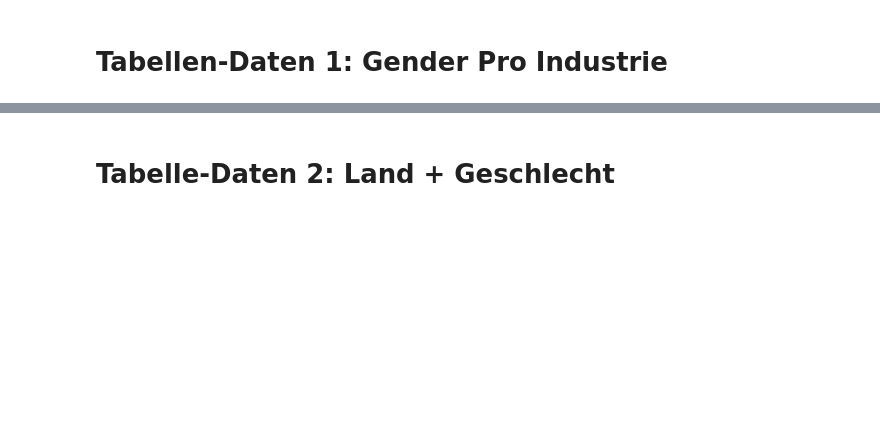
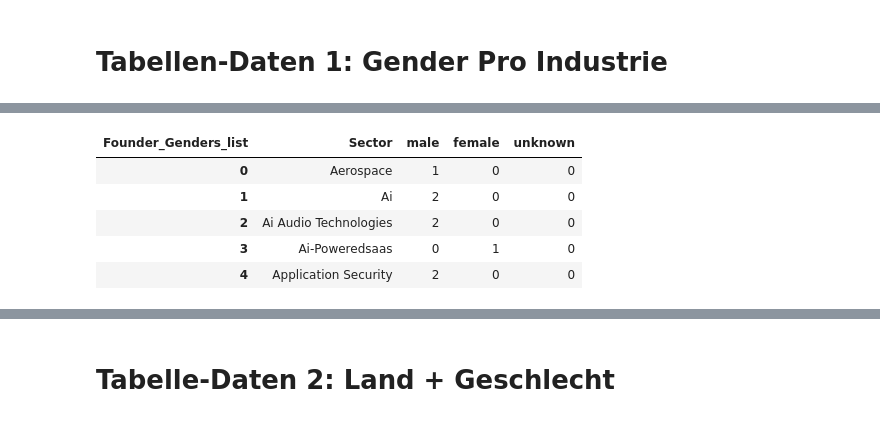
Before and after one commit to viktorpantushev/gender-aspekte-bei-unicorns, a Jupyter notebook: scrape_and_clean.ipynb, the cells around one changed output, grey strips where cells are left out. Drawn from its saved outputs; the diff is of its cells as text; code cells hidden in the pictures; blank space fills up the shorter version.

```diff
--- a/scrape_and_clean.ipynb
+++ b/scrape_and_clean.ipynb
@@ -107,76 +95,52 @@ male
 # %% [markdown]
 # Tabellen-Daten 1: Gender Pro Industrie
 # %%
-# start from currentUnicorns_df which already has Company, Founder_Genders (lists or values), Industry
+import pandas as pd
+
+# start from currentUnicorns_df which already has Company, Founder_Genders, Industry
 df = currentUnicorns_df[['Company', 'Founder_Genders', 'Industry']].copy()
 
-# normalize Founder_Genders list items to lowercase and map "mostly_*" to male/female as you did
 def normalize_founders(g):
     if isinstance(g, (list, tuple)):
-        lst = [str(x).strip().lower() for x in g]
-    elif pd.isna(g) or g == '':
+        return [str(x).strip().lower() for x in g]
+    if pd.isna(g) or g == '':
         return ['unknown']
-    else:
-        lst = [str(g).strip().lower()]
-    # map variants
-    mapped = []
-    for v in lst:
-        if v == 'mostly_male' or v == 'mostly_female':
-            mapped.append('male' if v == 'mostly_male' else 'female')
-        else:
-            mapped.append(v)
-    return mapped
+    return [str(g).strip().lower()]
 
 df['Founder_Genders_list'] = df['Founder_Genders'].apply(normalize_founders)
 
-# normalize Industry into a list without using re (replace common separators with '|', then split)
-df['Industry'] = df['Industry'].fillna('')
-df['Industry_norm'] = (df['Industry']
-                       .str.replace(';', '|', regex=False)
-                       .str.replace(',', '|', regex=False)
-                       .str.replace('/', '|', regex=False)
-                       .str.replace('&', '|', regex=False)
-                       .str.replace(' and ', '|', regex=False)
-                       .str.replace(' & ', '|', regex=False)
-                      )
-df['Industry_list'] = df['Industry_norm'].apply(lambda s: [x.strip().lower() for x in s.split('|') if x.strip()])
+# normalize Industry into a list
+col = 'Industry'
+df[col] = df[col].fillna('')
+df[col + '_norm'] = (df[col]
+                     .str.replace(';', '|', regex=False)
+                     .str.replace(',', '|', regex=False)
+                     .str.replace('/', '|', regex=False)
+                     .str.replace('&', '|', regex=False)
+                     .str.replace(' and ', '|', regex=False)
+                     .str.replace(' & ', '|', regex=False)
+                    )
+df[col + '_list'] = df[col + '_norm'].apply(lambda s: [x.strip().title() for x in s.split('|') if x.strip()])
 
-# explode industry and founder-gender lists so each row is one (company, sector, gender)
-df_exp = df.explode('Industry_list').reset_index(drop=True)
-df_exp = df_exp[df_exp['Industry_list'] != '']  # drop empty sectors
+# explode so each row is one (company, item, gender)
+df_exp = df.explode(col + '_list').reset_index(drop=True)
+df_exp = df_exp[df_exp[col + '_list'] != '']
 df_exp = df_exp.explode('Founder_Genders_list').reset_index(drop=True)
 
-# canonicalize gender variants and fill unknowns
-gender_map = {'m': 'male', 'f': 'female', 'man': 'male', 'woman': 'female'}
-df_exp['Founder_Genders_list'] = df_exp['Founder_Genders_list'].replace(gender_map)
-df_exp['Founder_Genders_list'] = df_exp['Founder_Genders_list'].fillna('unknown')
-df_exp['Founder_Genders_list'] = df_exp['Founder_Genders_list'].astype(str)
-
-# Now aggregate counts per sector
+# aggregate counts
 counts = (df_exp
-          .groupby([df_exp['Industry_list'].str.title(), 'Founder_Genders_list'])
+          .groupby([col + '_list', 'Founder_Genders_list'])
           .size()
           .unstack(fill_value=0))
 
-# Ensure columns for male, female, unknown exist
-for col in ['male', 'female', 'unknown']:
-    if col not in counts.columns:
-        counts[col] = 0
+# ensure columns exist
+for gender in ['male', 'female', 'unknown']:
+    if gender not in counts.columns:
+        counts[gender] = 0
 
-# Create final DataFrame with reset index and desired column order
-sectors_gender_counts = counts.reset_index().rename(columns={'index': 'Sector'})
-sectors_gender_counts = sectors_gender_counts.rename(columns={'Industry_list': 'Sector'}) if 'Industry_list' in sectors_gender_counts.columns else sectors_gender_counts
-sectors_gender_counts = sectors_gender_counts[['Industry_list' if 'Industry_list' in sectors_gender_counts.columns else counts.index.name, 'male', 'female', 'unknown']] if False else None
-
-# simpler: rebuild final df explicitly
-sectors_gender_counts = counts.reset_index().rename(columns={'Industry_list': 'Sector'})
-if 'Sector' not in sectors_gender_counts.columns:
-    # fallback when reset produced different name
-    sectors_gender_counts = counts.reset_index().rename(columns={counts.index.name: 'Sector'})
-
+sectors_gender_counts = counts.reset_index().rename(columns={col + '_list': 'Sector'})
 sectors_gender_counts = sectors_gender_counts[['Sector', 'male', 'female', 'unknown']]
 
-sectors_gender_counts.to_csv('sectors_gender_counts.csv', index=False)
-
-print(sectors_gender_counts)
+sectors_gender_counts.to_csv('processed_data/sectors_gender_counts.csv', index=False)
+display(sectors_gender_counts.head())
 # %% [output]
@@ -197,3 +147,9 @@ Founder_Genders_list                         Sector  male  female  unknown
+| Founder_Genders_list | Sector | male | female | unknown |
+| 0 | Aerospace | 1 | 0 | 0 |
+| 1 | Ai | 2 | 0 | 0 |
+| 2 | Ai Audio Technologies | 2 | 0 | 0 |
+| 3 | Ai-Poweredsaas | 0 | 1 | 0 |
+| 4 | Application Security | 2 | 0 | 0 |
 # %%
 male_count = 0
 female_count = 0
```
Also changed, not shown: parts of 14 cells of this notebook, 12 other files.
